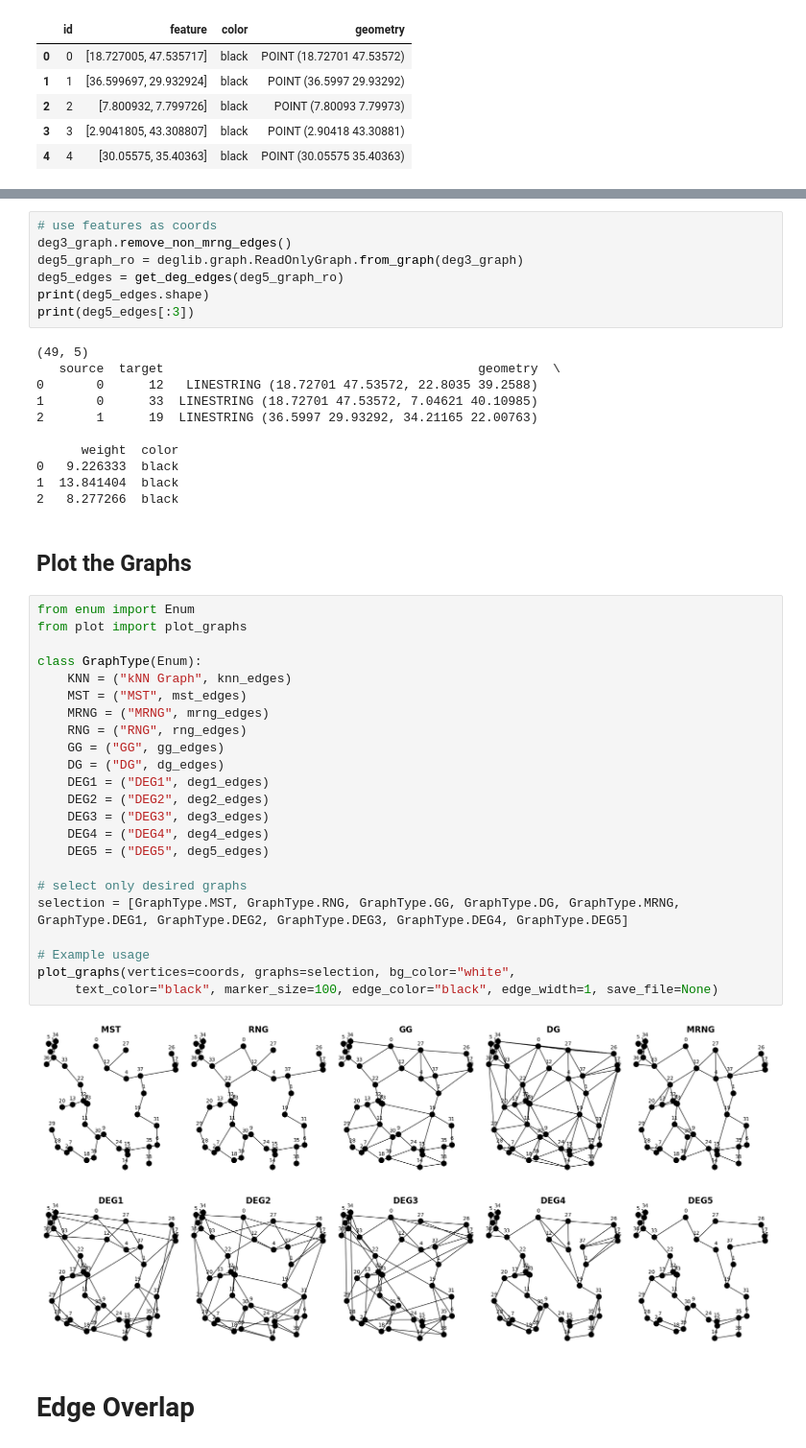
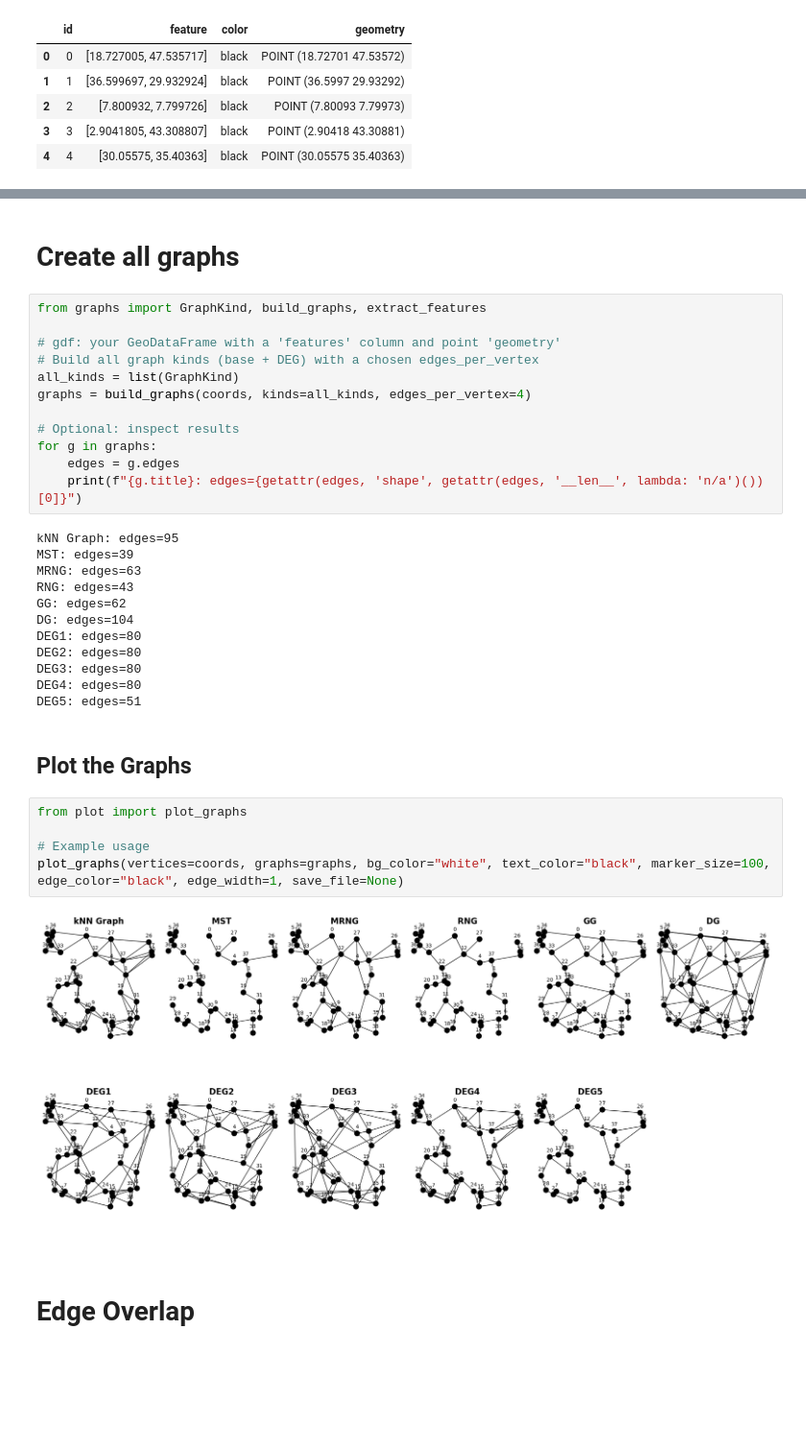
Before and after one commit to Neiko2002/2d-graph, a Jupyter notebook: 2d_graph_visualization.ipynb, the cells around one changed output, grey strips where cells are left out. Shown: that part at 96% size. Cells and saved outputs as stored; diff of their text form; blank space fills up the shorter version.

Commit message:
simplify the graph constructions

```diff
--- a/2d_graph_visualization.ipynb
+++ b/2d_graph_visualization.ipynb
@@ -124,48 +41,38 @@ print(deg4_edges[:3])
-# %%
-# use features as coords
-deg3_graph.remove_non_mrng_edges()
-deg5_graph_ro = deglib.graph.ReadOnlyGraph.from_graph(deg3_graph)
-deg5_edges = get_deg_edges(deg5_graph_ro)
-print(deg5_edges.shape)
-print(deg5_edges[:3])
-# %% [output]
-(49, 5)
-   source  target                                          geometry  \
-0       0      12   LINESTRING (18.72701 47.53572, 22.8035 39.2588)
-1       0      33  LINESTRING (18.72701 47.53572, 7.04621 40.10985)
-2       1      19  LINESTRING (36.5997 29.93292, 34.21165 22.00763)
-
-      weight  color
-0   9.226333  black
-1  13.841404  black
-2   8.277266  black
+# %% [markdown]
+# Create all graphs
+# %%
+from graphs import GraphKind, build_graphs, extract_features
+
+# gdf: your GeoDataFrame with a 'features' column and point 'geometry'
+# Build all graph kinds (base + DEG) with a chosen edges_per_vertex
+all_kinds = list(GraphKind)
+graphs = build_graphs(coords, kinds=all_kinds, edges_per_vertex=4)
+
+# Optional: inspect results
+for g in graphs:
+    edges = g.edges
+    print(f"{g.title}: edges={getattr(edges, 'shape', getattr(edges, '__len__', lambda: 'n/a')())[0]}")
+# %% [output]
+kNN Graph: edges=95
+MST: edges=39
+MRNG: edges=63
+RNG: edges=43
+GG: edges=62
+DG: edges=104
+DEG1: edges=80
+DEG2: edges=80
+DEG3: edges=80
+DEG4: edges=80
+DEG5: edges=51
 # %% [markdown]
 ## Plot the Graphs
 # %%
-from enum import Enum
 from plot import plot_graphs
 
-class GraphType(Enum):
-    KNN = ("kNN Graph", knn_edges)
-    MST = ("MST", mst_edges)
-    MRNG = ("MRNG", mrng_edges)
-    RNG = ("RNG", rng_edges)
-    GG = ("GG", gg_edges)
-    DG = ("DG", dg_edges)
-    DEG1 = ("DEG1", deg1_edges)
-    DEG2 = ("DEG2", deg2_edges)
-    DEG3 = ("DEG3", deg3_edges)
-    DEG4 = ("DEG4", deg4_edges)
-    DEG5 = ("DEG5", deg5_edges)
-
-# select only desired graphs
-selection = [GraphType.MST, GraphType.RNG, GraphType.GG, GraphType.DG, GraphType.MRNG, GraphType.DEG1, GraphType.DEG2, GraphType.DEG3, GraphType.DEG4, GraphType.DEG5]
-
 # Example usage
-plot_graphs(vertices=coords, graphs=selection, bg_color="white",
-     text_color="black", marker_size=100, edge_color="black", edge_width=1, save_file=None)
+plot_graphs(vertices=coords, graphs=graphs, bg_color="white", text_color="black", marker_size=100, edge_color="black", edge_width=1, save_file=None)
 # %% [output]
-[figure, old version]
+[figure, new version]
 # %% [markdown]
 # Edge Overlap
 # %%
```
Also changed, not shown: parts of 9 cells of this notebook, 2 other files.
